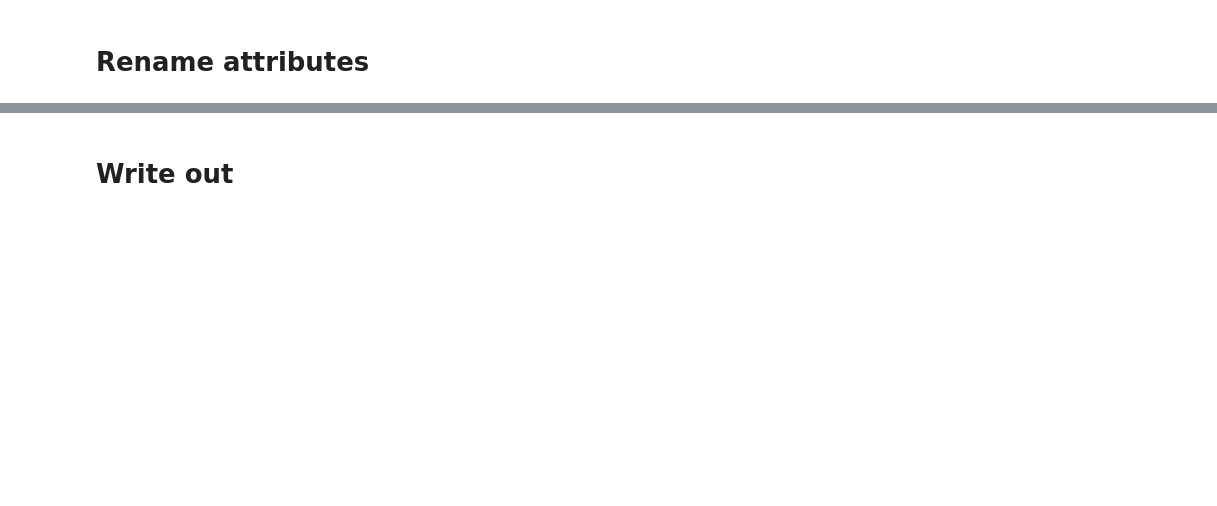
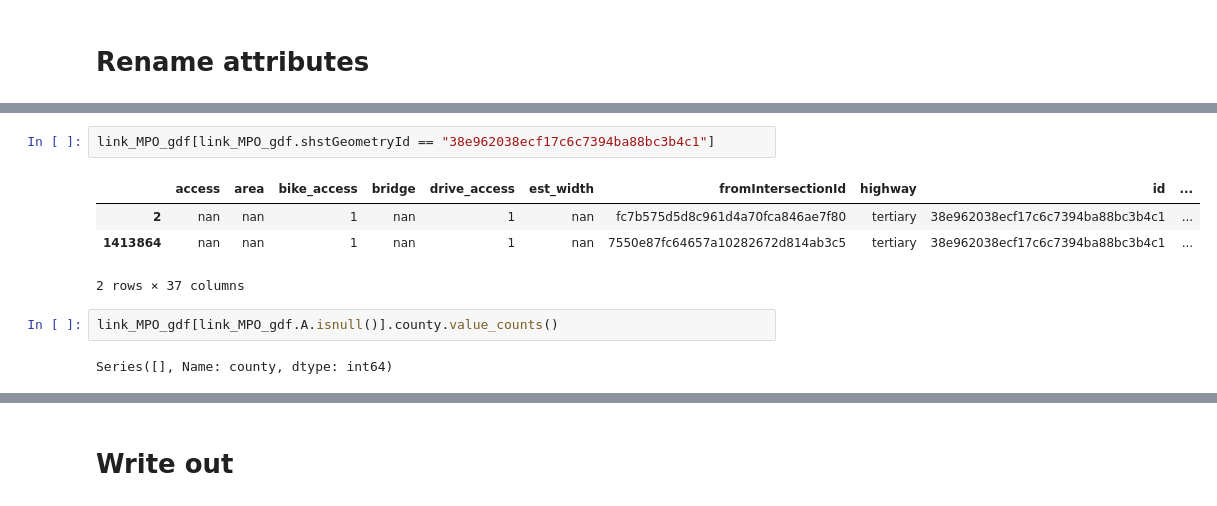
Before and after one commit to BayAreaMetro/travel-model-two-networks, a Jupyter notebook: notebooks/pipeline/step5_tidy_roadway.ipynb, the cells around one changed output, grey strips where cells are left out. Cells and saved outputs as stored; diff of their text form; blank space fills up the shorter version.

```diff
--- a/notebooks/pipeline/step5_tidy_roadway.ipynb
+++ b/notebooks/pipeline/step5_tidy_roadway.ipynb
@@ -205,0 +747,11 @@ Name: roadway, dtype: int64
+# %%
+link_MPO_gdf[link_MPO_gdf.shstGeometryId == "38e962038ecf17c6c7394ba88bc3b4c1"]
+# %% [output]
+|  | access | area | bike_access | bridge | drive_access | est_width | fromIntersectionId | highway | id | ... |
+| 2 | nan | nan | 1 | nan | 1 | nan | fc7b575d5d8c961d4a70fca846ae7f80 | tertiary | 38e962038ecf17c6c7394ba88bc3b4c1 | ... |
+| 1413864 | nan | nan | 1 | nan | 1 | nan | 7550e87fc64657a10282672d814ab3c5 | tertiary | 38e962038ecf17c6c7394ba88bc3b4c1 | ... |
+2 rows × 37 columns
+# %%
+link_MPO_gdf[link_MPO_gdf.A.isnull()].county.value_counts()
+# %% [output]
+Series([], Name: county, dtype: int64)
```
Also changed, not shown: parts of 94 cells of this notebook.
